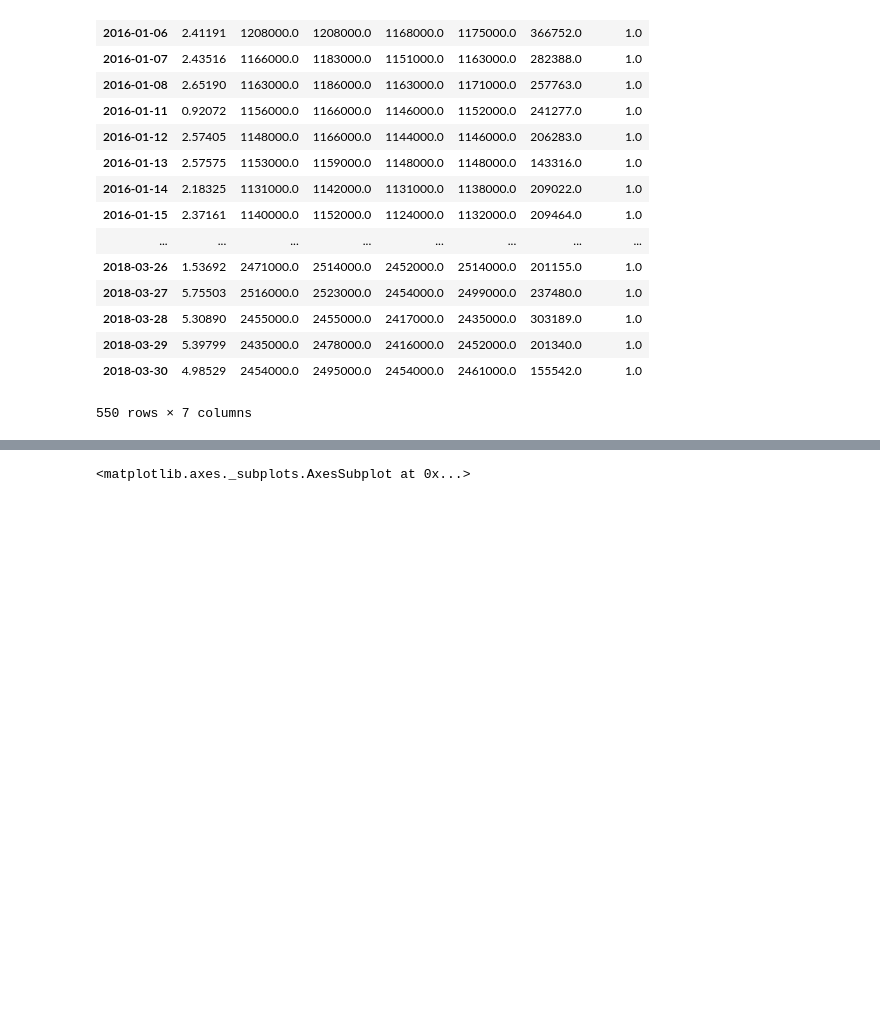
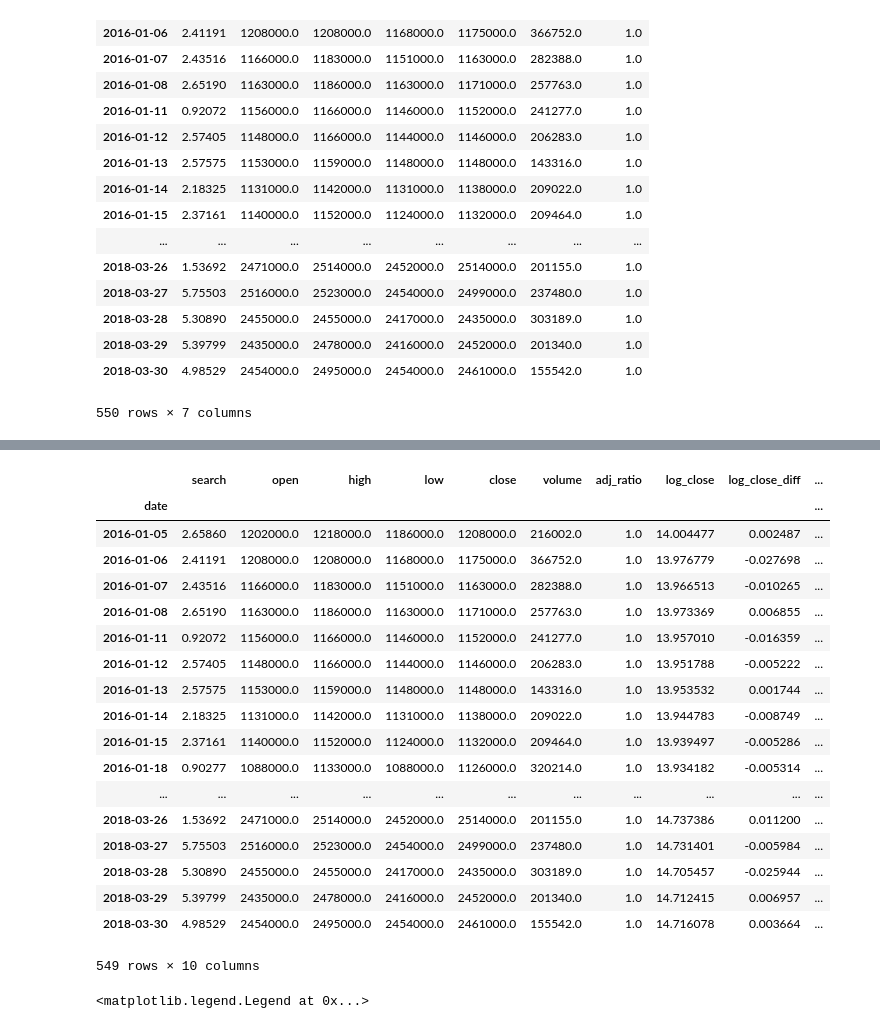
Before and after one commit to xownsxowns/TAEJUN-PROJECT, a Jupyter notebook: Lab_project/individual_project.ipynb, the cells around one changed output, grey strips where cells are left out. Saved outputs shown, nothing was run; the diff lists cells and outputs as text; code cells hidden in the pictures; blank space fills up the shorter version.

```diff
--- a/Lab_project/individual_project.ipynb
+++ b/Lab_project/individual_project.ipynb
@@ -110,8 +136,39 @@ import matplotlib.pyplot as plt
+# %%
+min_max_scaler = preprocessing.MinMaxScaler()
+# %%
+x = all_set[['search']].values.astype(float)
+# %%
+x_scaled = min_max_scaler.fit_transform(x)
+# %%
+all_set['norm_search'] = x_scaled
+# %%
+all_set
+# %% [output]
+|  | search | open | high | low | close | volume | adj_ratio | log_close | log_close_diff | ... |
+| date |  |  |  |  |  |  |  |  |  | ... |
+| 2016-01-05 | 2.65860 | 1202000.0 | 1218000.0 | 1186000.0 | 1208000.0 | 216002.0 | 1.0 | 14.004477 | 0.002487 | ... |
+| 2016-01-06 | 2.41191 | 1208000.0 | 1208000.0 | 1168000.0 | 1175000.0 | 366752.0 | 1.0 | 13.976779 | -0.027698 | ... |
+| 2016-01-07 | 2.43516 | 1166000.0 | 1183000.0 | 1151000.0 | 1163000.0 | 282388.0 | 1.0 | 13.966513 | -0.010265 | ... |
+| 2016-01-08 | 2.65190 | 1163000.0 | 1186000.0 | 1163000.0 | 1171000.0 | 257763.0 | 1.0 | 13.973369 | 0.006855 | ... |
+| 2016-01-11 | 0.92072 | 1156000.0 | 1166000.0 | 1146000.0 | 1152000.0 | 241277.0 | 1.0 | 13.957010 | -0.016359 | ... |
+| 2016-01-12 | 2.57405 | 1148000.0 | 1166000.0 | 1144000.0 | 1146000.0 | 206283.0 | 1.0 | 13.951788 | -0.005222 | ... |
+| 2016-01-13 | 2.57575 | 1153000.0 | 1159000.0 | 1148000.0 | 1148000.0 | 143316.0 | 1.0 | 13.953532 | 0.001744 | ... |
+| 2016-01-14 | 2.18325 | 1131000.0 | 1142000.0 | 1131000.0 | 1138000.0 | 209022.0 | 1.0 | 13.944783 | -0.008749 | ... |
+| 2016-01-15 | 2.37161 | 1140000.0 | 1152000.0 | 1124000.0 | 1132000.0 | 209464.0 | 1.0 | 13.939497 | -0.005286 | ... |
+| 2016-01-18 | 0.90277 | 1088000.0 | 1133000.0 | 1088000.0 | 1126000.0 | 320214.0 | 1.0 | 13.934182 | -0.005314 | ... |
+| ... | ... | ... | ... | ... | ... | ... | ... | ... | ... | ... |
+| 2018-03-26 | 1.53692 | 2471000.0 | 2514000.0 | 2452000.0 | 2514000.0 | 201155.0 | 1.0 | 14.737386 | 0.011200 | ... |
+| 2018-03-27 | 5.75503 | 2516000.0 | 2523000.0 | 2454000.0 | 2499000.0 | 237480.0 | 1.0 | 14.731401 | -0.005984 | ... |
+| 2018-03-28 | 5.30890 | 2455000.0 | 2455000.0 | 2417000.0 | 2435000.0 | 303189.0 | 1.0 | 14.705457 | -0.025944 | ... |
+| 2018-03-29 | 5.39799 | 2435000.0 | 2478000.0 | 2416000.0 | 2452000.0 | 201340.0 | 1.0 | 14.712415 | 0.006957 | ... |
+| 2018-03-30 | 4.98529 | 2454000.0 | 2495000.0 | 2454000.0 | 2461000.0 | 155542.0 | 1.0 | 14.716078 | 0.003664 | ... |
+549 rows × 10 columns
 # %%
-all_set['search'].plot()
 all_set['log_close_diff'].plot()
+all_set['norm_search'].plot()
+plt.legend(['log_close_diff', 'norm_search'])
 # %% [output]
-<matplotlib.axes._subplots.AxesSubplot at 0x...>
+<matplotlib.legend.Legend at 0x...>
 # %%
 plt.show()
 # %% [output]
```
Also changed, not shown: parts of 4 cells of this notebook.
